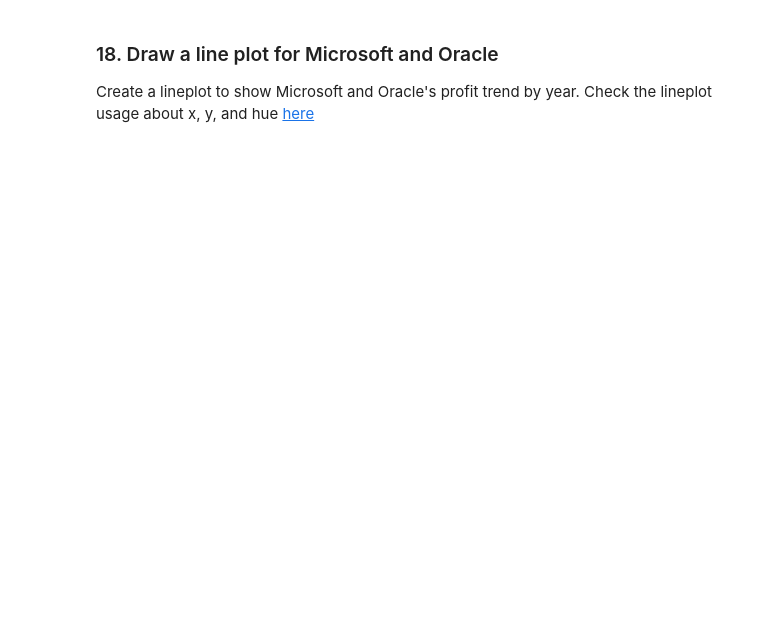
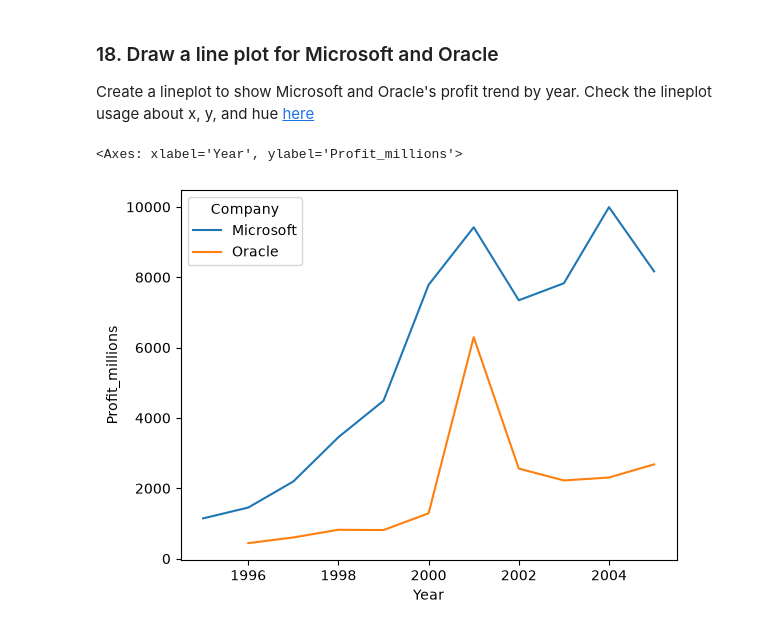
Before and after one commit to sabrinali11/comm4259-work, a Jupyter notebook: lab_03/Lab_03-Exercise.ipynb, the cells around one changed output. Saved outputs shown, nothing was run; the diff lists cells and outputs as text; code cells hidden in the pictures; blank space fills up the shorter version.

```diff
--- a/lab_03/Lab_03-Exercise.ipynb
+++ b/lab_03/Lab_03-Exercise.ipynb
@@ -160,3 +276,13 @@ df.loc[df.Profit_millions > 100]
 # %% [markdown]
 ### 18. Draw a line plot for Microsoft and Oracle
 Create a lineplot to show Microsoft and Oracle's profit trend by year. Check the lineplot usage about x, y, and hue [here](https://seaborn.pydata.org/generated/seaborn.lineplot.html)
+# %%
+sns.lineplot(
+    x = "Year",
+    y = "Profit_millions",
+    hue = "Company",
+    data = df2
+)
+# %% [output]
+<Axes: xlabel='Year', ylabel='Profit_millions'>
+[figure, added]
```
Also changed, not shown: parts of 10 cells of this notebook.
